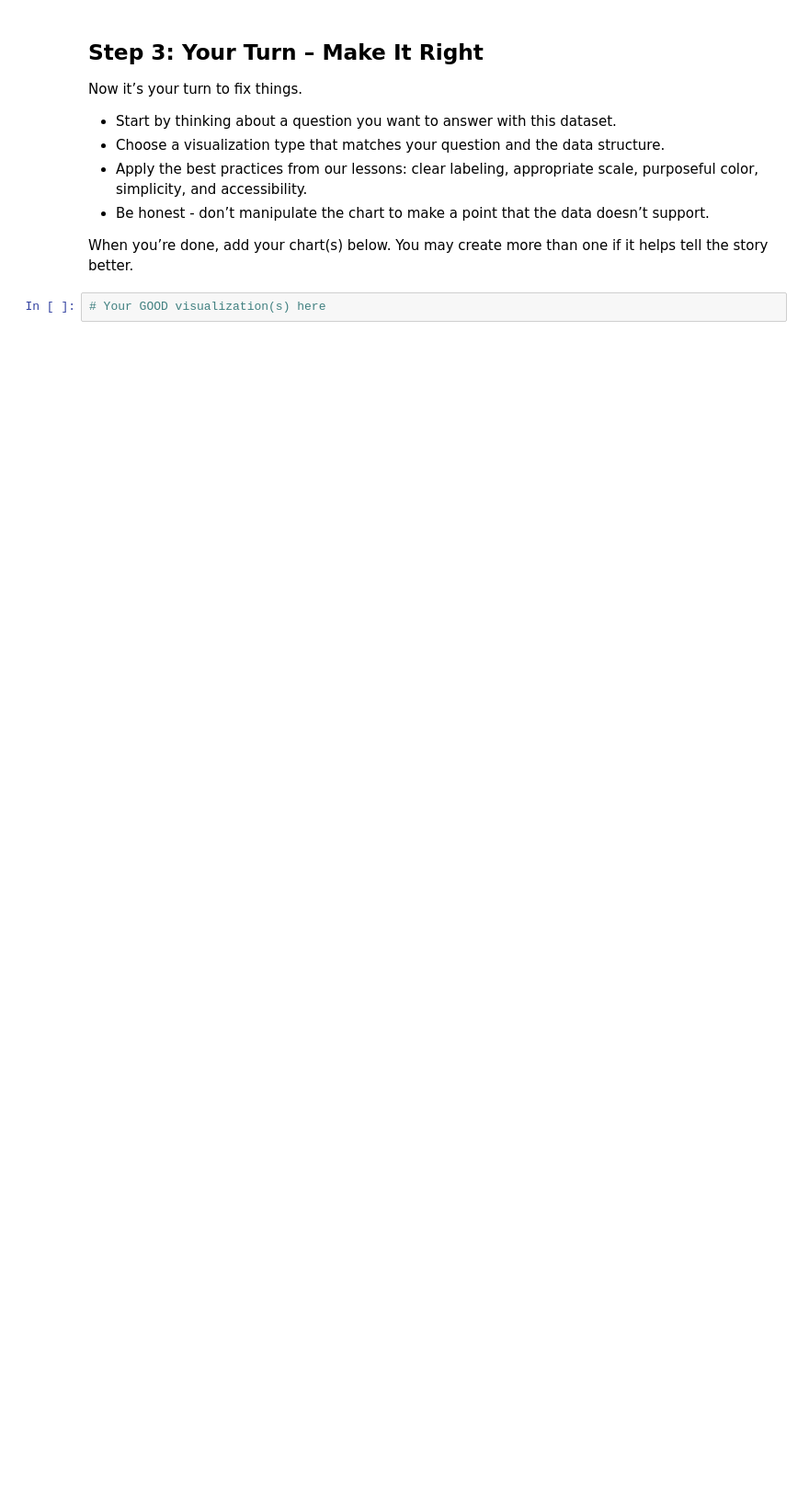
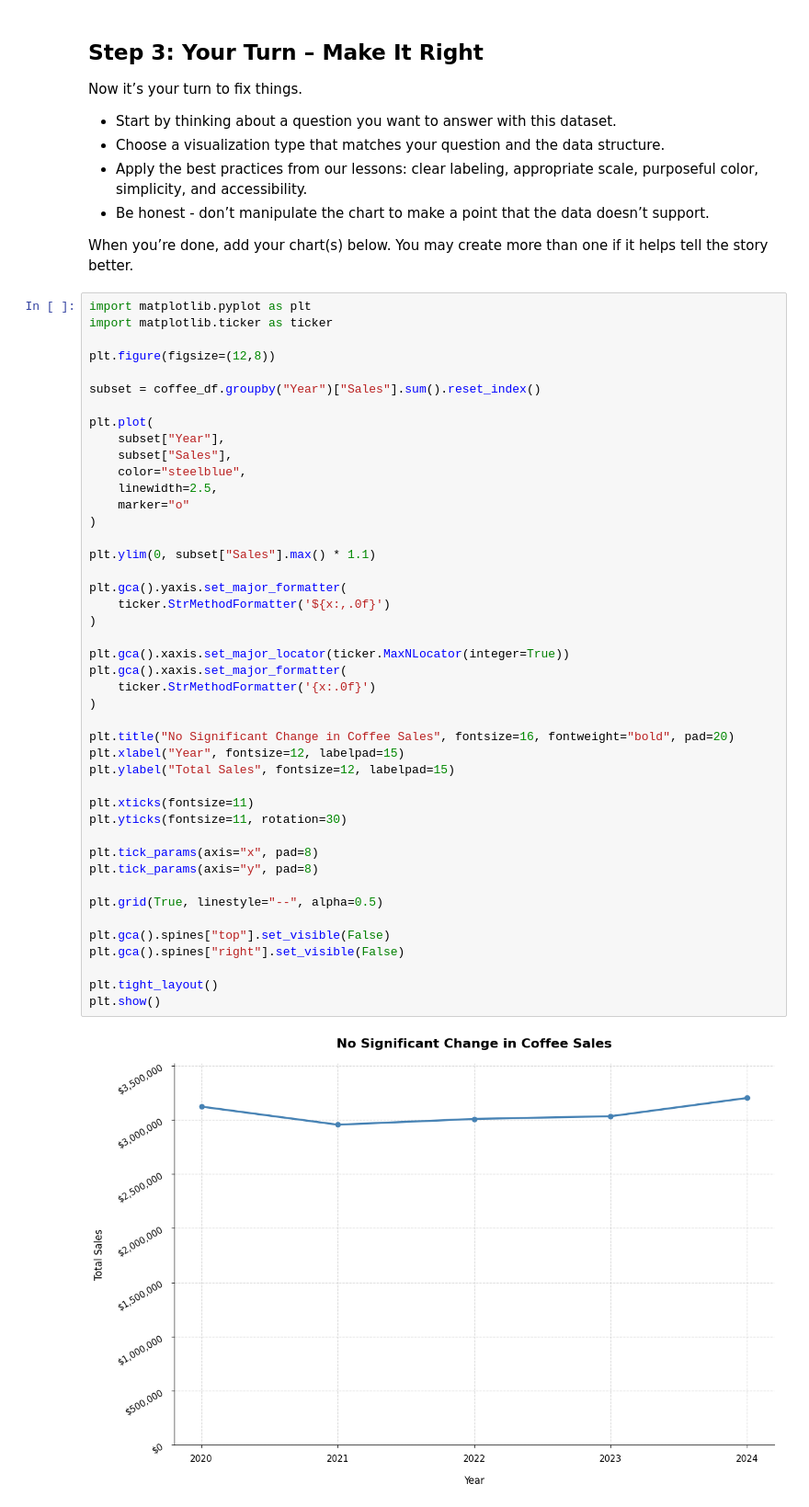
Before and after one commit to ashleyadehart/DA_M3_DataVizChallenge, a Jupyter notebook: data_viz_ethics_challenge.ipynb, the cells around one changed output. Shown at 92% size. Cells and saved outputs as stored; diff of their text form; blank space fills up the shorter version.

Commit message:
Added code to create good visualizations to the ethics challenge Jupyter notebook

```diff
--- a/data_viz_ethics_challenge.ipynb
+++ b/data_viz_ethics_challenge.ipynb
@@ -91,4 +92,48 @@ Now it’s your turn to fix things.
 
 When you’re done, add your chart(s) below. You may create more than one if it helps tell the story better.
 # %%
-# Your GOOD visualization(s) here
+import matplotlib.pyplot as plt
+import matplotlib.ticker as ticker
+
+plt.figure(figsize=(12,8))
+
+subset = coffee_df.groupby("Year")["Sales"].sum().reset_index()
+
+plt.plot(
+    subset["Year"],
+    subset["Sales"],
+    color="steelblue",
+    linewidth=2.5,
+    marker="o"
+)
+
+plt.ylim(0, subset["Sales"].max() * 1.1)
+
+plt.gca().yaxis.set_major_formatter(
+    ticker.StrMethodFormatter('${x:,.0f}')
+)
+
+plt.gca().xaxis.set_major_locator(ticker.MaxNLocator(integer=True))
+plt.gca().xaxis.set_major_formatter(
+    ticker.StrMethodFormatter('{x:.0f}')
+)
+
+plt.title("No Significant Change in Coffee Sales", fontsize=16, fontweight="bold", pad=20)
+plt.xlabel("Year", fontsize=12, labelpad=15)
+plt.ylabel("Total Sales", fontsize=12, labelpad=15)
+
+plt.xticks(fontsize=11)
+plt.yticks(fontsize=11, rotation=30)
+
+plt.tick_params(axis="x", pad=8)
+plt.tick_params(axis="y", pad=8)
+
+plt.grid(True, linestyle="--", alpha=0.5)
+
+plt.gca().spines["top"].set_visible(False)
+plt.gca().spines["right"].set_visible(False)
+
+plt.tight_layout()
+plt.show()
+# %% [output]
+[figure, added]
```
Also changed, not shown: parts of 3 cells of this notebook, 1 other file.
